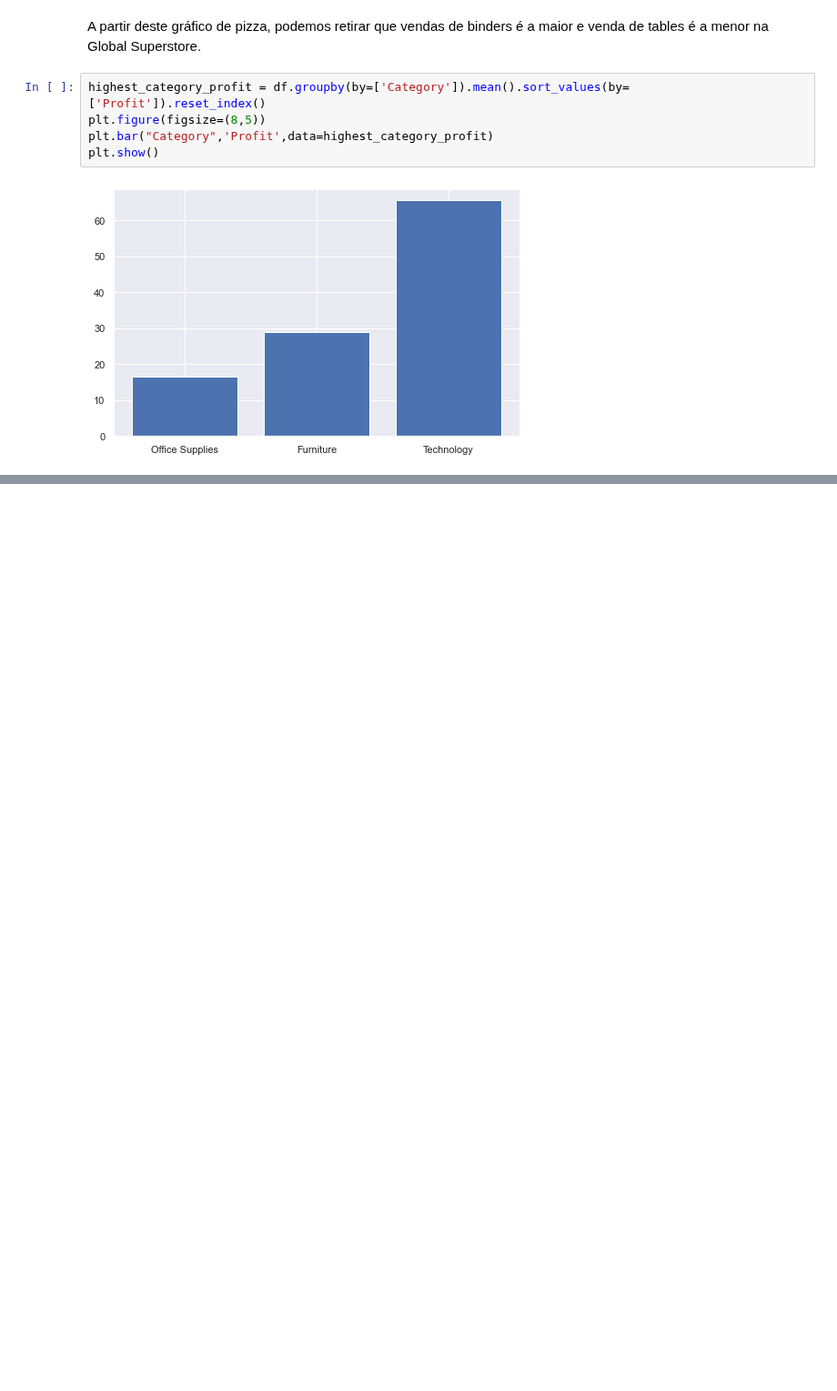
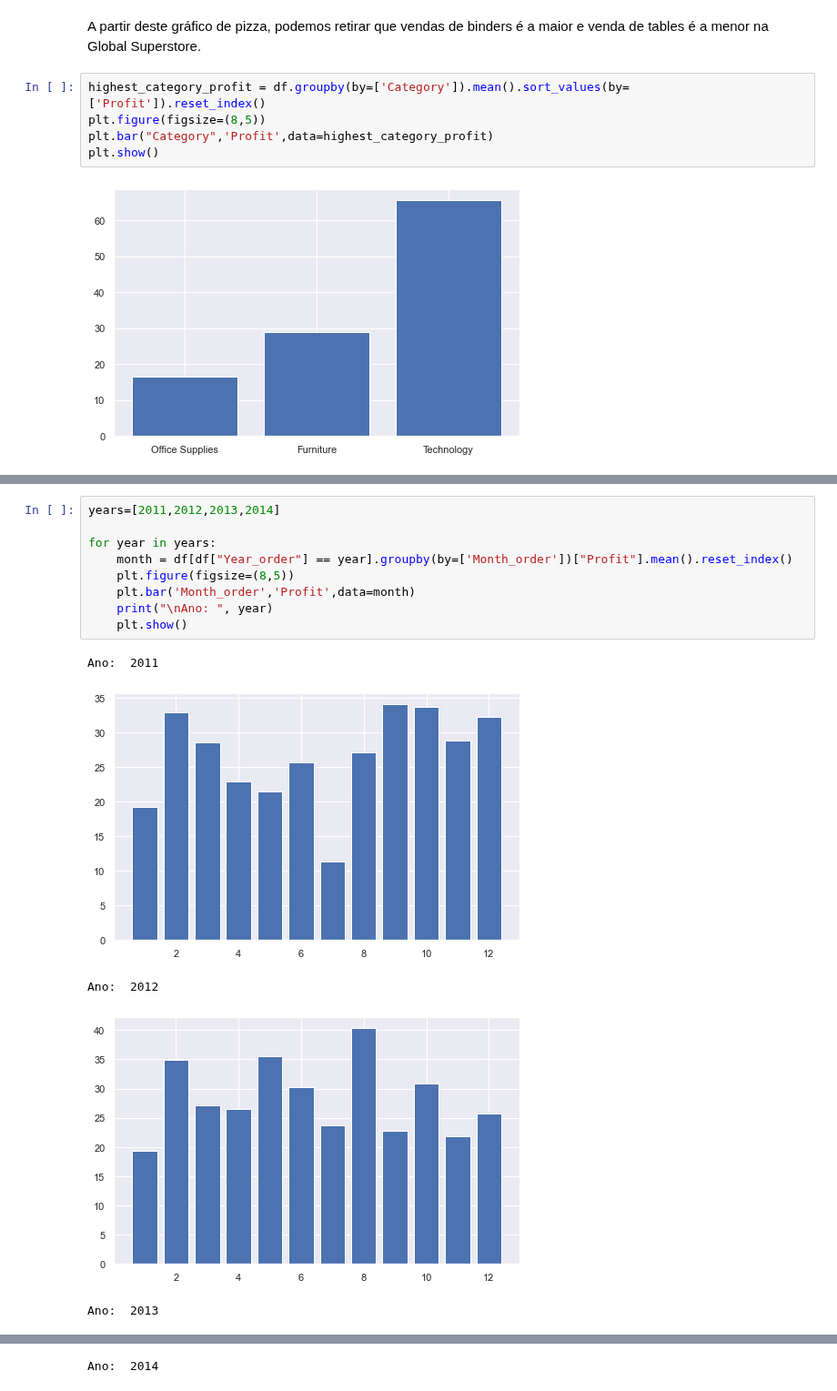
Before and after one commit to gonaloppcc/projetoDAA, a Jupyter notebook: melhor_grupo/data_exploration.ipynb, the cells around one changed output, grey strips where cells are left out. Shown at 91% size. Cells and saved outputs as stored; diff of their text form; blank space fills up the shorter version.

```diff
--- a/melhor_grupo/data_exploration.ipynb
+++ b/melhor_grupo/data_exploration.ipynb
@@ -419,0 +460,15 @@ plt.show()
+# %%
+years=[2011,2012,2013,2014]
+
+for year in years:
+    month = df[df["Year_order"] == year].groupby(by=['Month_order'])["Profit"].mean().reset_index()
+    plt.figure(figsize=(8,5))
+    plt.bar('Month_order','Profit',data=month)
+    print("\nAno: ", year)
+    plt.show()
+# %% [output]
+Ano:  2011
+[figure, added]
+Ano:  2012
+[figure, added]
+Ano:  2013
@@ -419,0 +476 @@ plt.show()
+Ano:  2014
```
Also changed, not shown: parts of 4 cells of this notebook, 1 other file.
